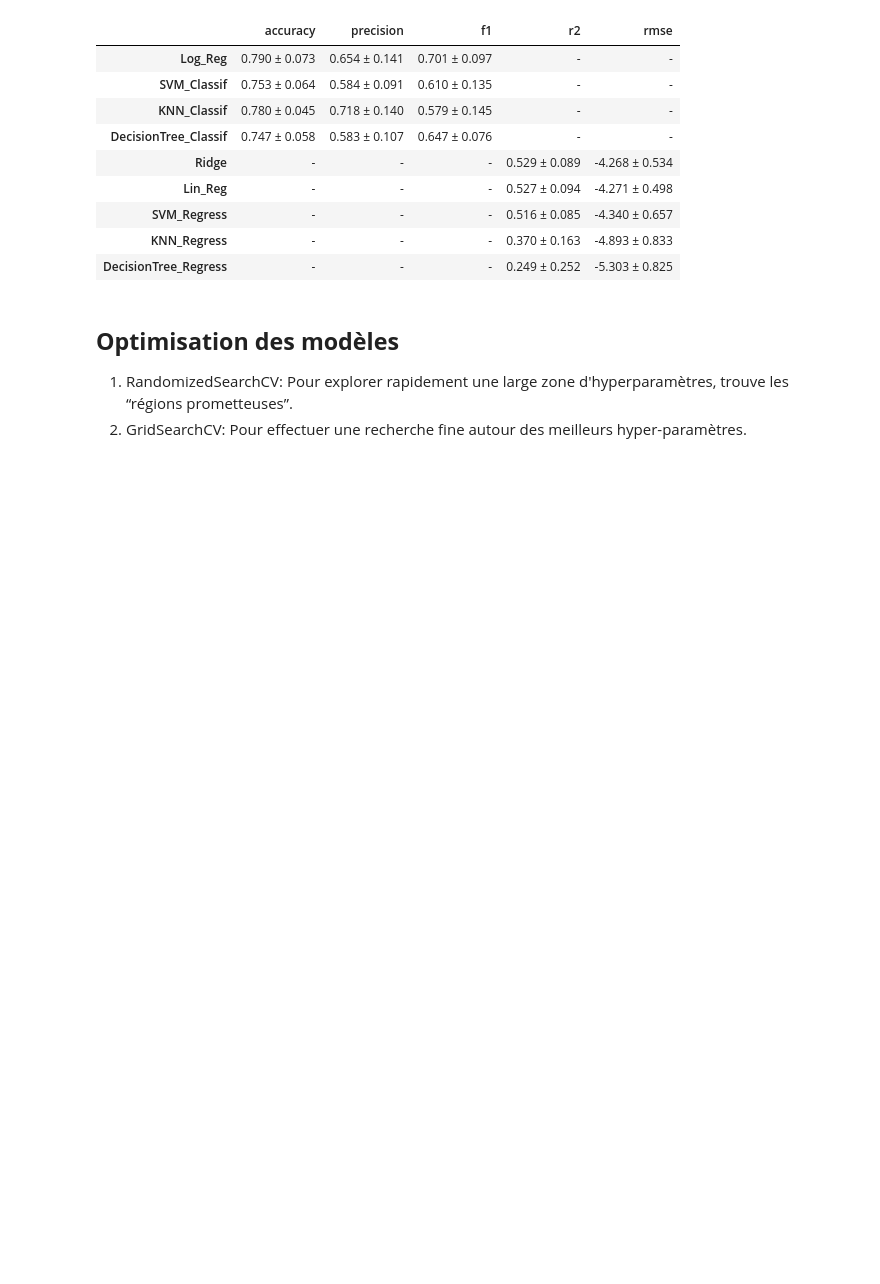
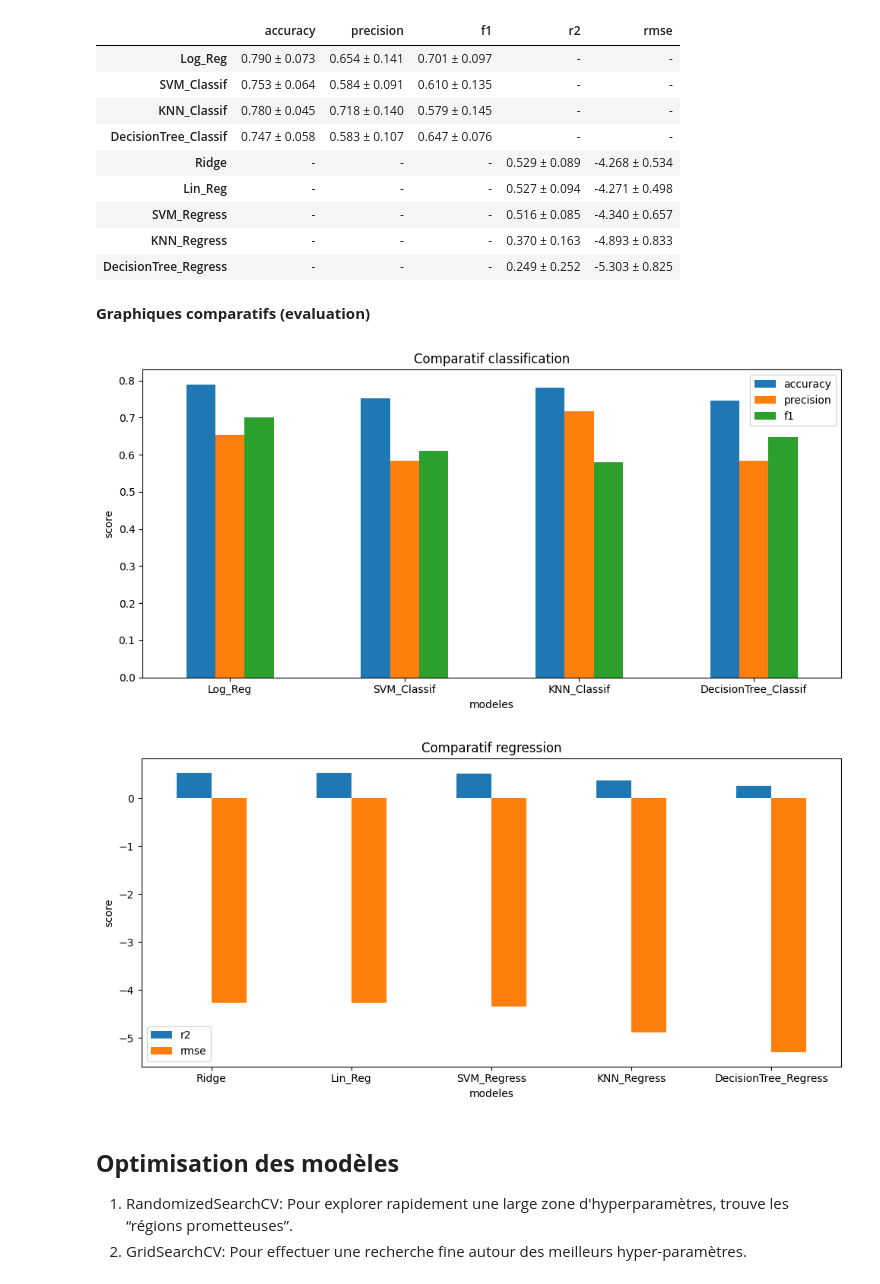
Before and after one commit to kevin-tchinda/student-success-monitoring, a Jupyter notebook: notebooks/student_success_monitoring.ipynb, the cells around one changed output. Drawn from its saved outputs; the diff is of its cells as text; code cells hidden in the pictures; blank space fills up the shorter version.

```diff
--- a/notebooks/student_success_monitoring.ipynb
+++ b/notebooks/student_success_monitoring.ipynb
@@ -697,6 +697,48 @@ results_all_models_df
 | SVM_Regress | - | - | - | 0.516 ± 0.085 | -4.340 ± 0.657 |
 | KNN_Regress | - | - | - | 0.370 ± 0.163 | -4.893 ± 0.833 |
 | DecisionTree_Regress | - | - | - | 0.249 ± 0.252 | -5.303 ± 0.825 |
+# %% [markdown]
+**Graphiques comparatifs (evaluation)**
+# %%
+
+
+import matplotlib.pyplot as plt
+
+
+def plot_bars_from_df(df, title):
+    ax = df.copy()
+    # garder seulement colonnes qui existent dans df
+    keep_cols = [c for c in ["accuracy","precision","f1","r2","rmse"] if c in ax.columns]
+    ax = ax[keep_cols]
+
+
+    def to_float(x):
+        if isinstance(x, str) and "±" in x:
+            return float(x.split("±")[0].strip())
+        try:
+            return float(x)
+        except:
+            return None
+
+    ax_num = ax.applymap(to_float)
+
+    ax_num.plot(kind="bar", figsize=(10,5))
+    plt.title(title)
+    plt.xlabel("modeles")
+    plt.ylabel("score")
+    plt.xticks(rotation=0)
+    plt.tight_layout()
+    plt.show()
+
+# graphiques
+if 'results_classification_models_df' in globals():
+    plot_bars_from_df(results_classification_models_df, "Comparatif classification")
+
+if 'results_regression_models_df' in globals():
+    plot_bars_from_df(results_regression_models_df, "Comparatif regression")
+# %% [output]
+[figure, added]
+[figure, added]
 # %% [markdown]
 ## **Optimisation des modèles**
 1. RandomizedSearchCV: Pour explorer rapidement une large zone d'hyperparamètres, trouve les “régions prometteuses”.
```
Also changed, not shown: parts of 16 cells of this notebook, 4 other files.
